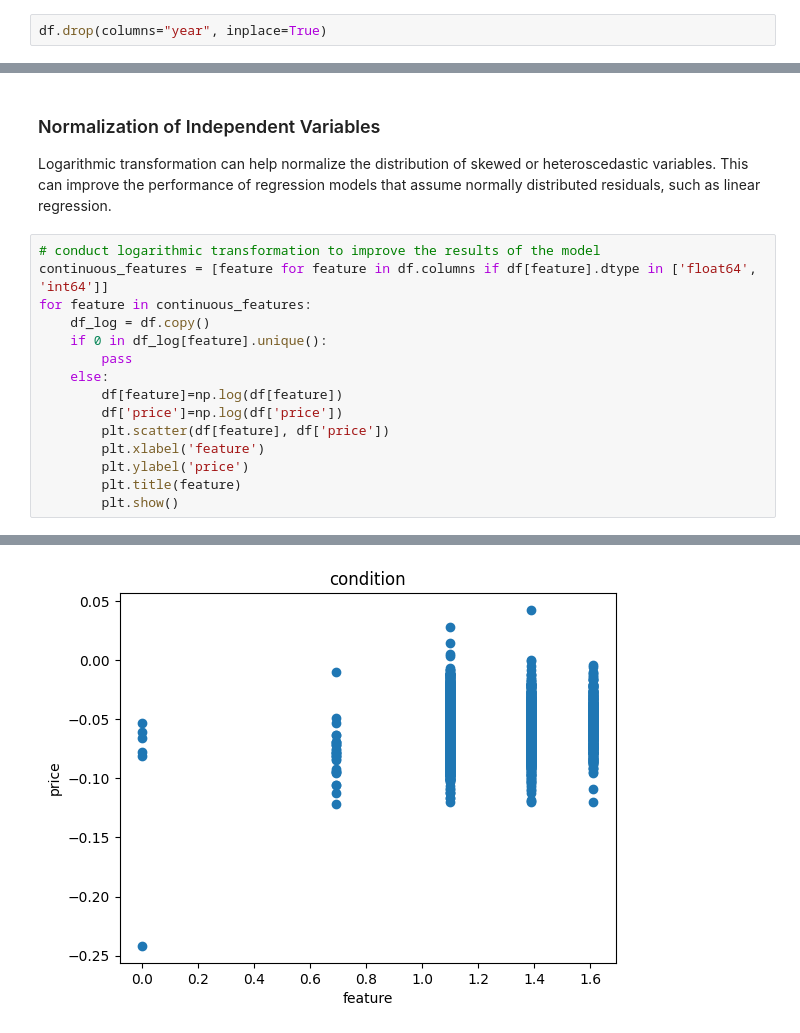
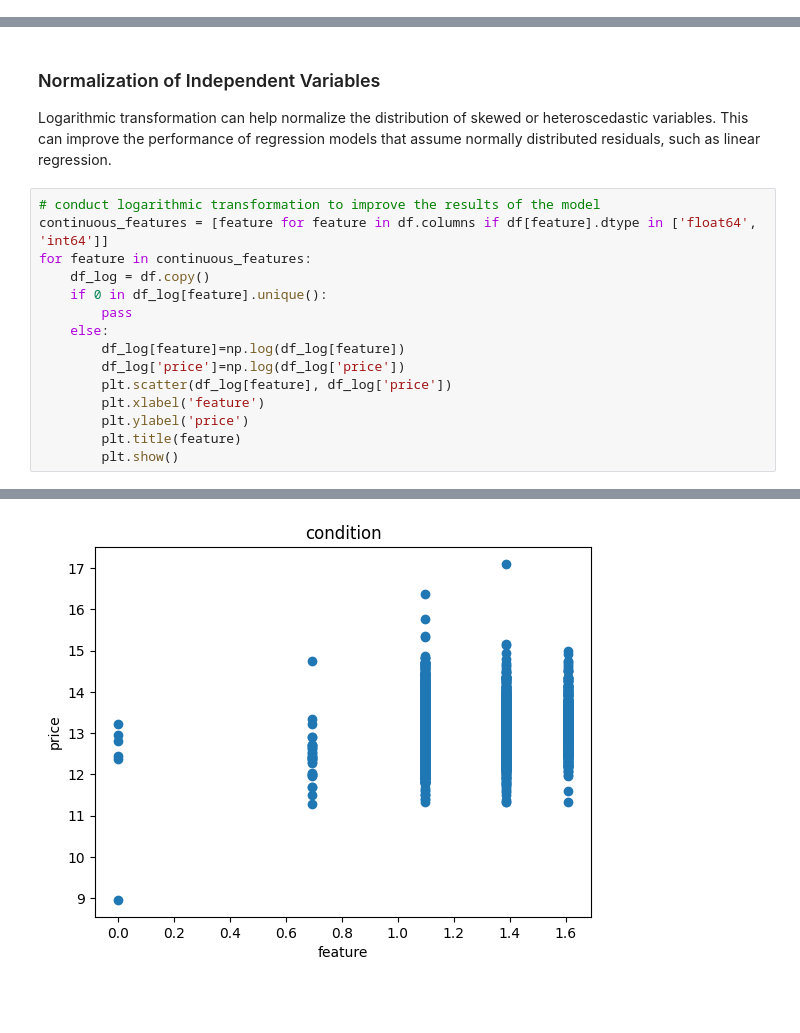
Before and after one commit to DenisSobczyk/House_Price_Prediction, a Jupyter notebook: app.ipynb, the cells around one changed output, grey strips where cells are left out. Cells and saved outputs as stored; diff of their text form; blank space fills up the shorter version.

Commit message:
bug fix price col

```diff
--- a/app.ipynb
+++ b/app.ipynb
@@ -159,5 +157,3 @@ plt.show()
-# %%
-df.drop(columns="year", inplace=True)
 # %% [markdown]
 ### As the column "yr_renovated" contains many values containing a 0, we assume that there was no renovation in place and therefore the year can be inserted of the column "yr_built"
 # %%
@@ -381,9 +378,9 @@ for feature in continuous_features:
     if 0 in df_log[feature].unique():
         pass
     else:
-        df[feature]=np.log(df[feature])
-        df['price']=np.log(df['price'])
-        plt.scatter(df[feature], df['price'])
+        df_log[feature]=np.log(df_log[feature])
+        df_log['price']=np.log(df_log['price'])
+        plt.scatter(df_log[feature], df_log['price'])
         plt.xlabel('feature')
         plt.ylabel('price')
         plt.title(feature)
@@ -395 +392 @@ for feature in continuous_features:
-[figure, old version]
+[figure, new version]
```
Also changed, not shown: parts of 18 cells of this notebook.
